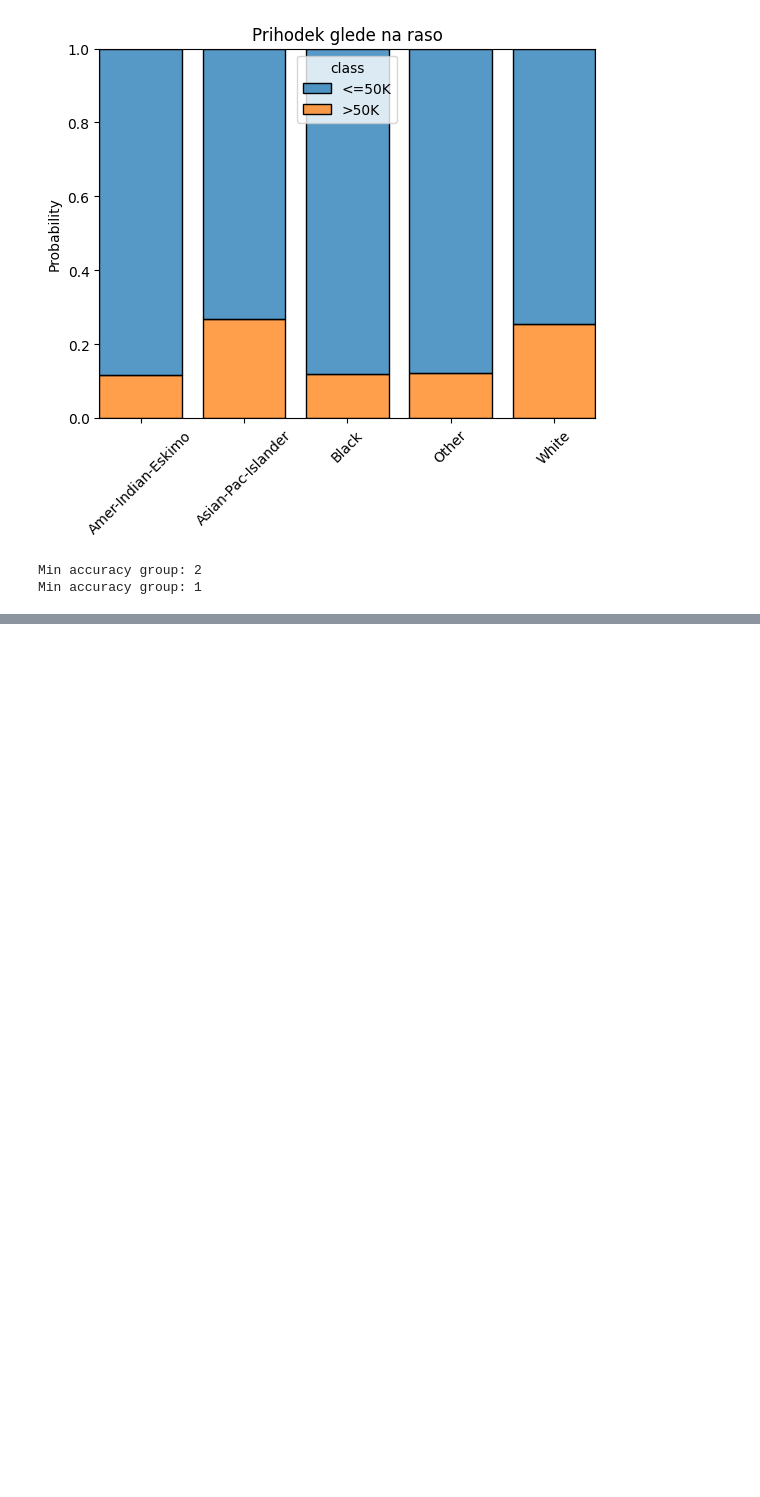
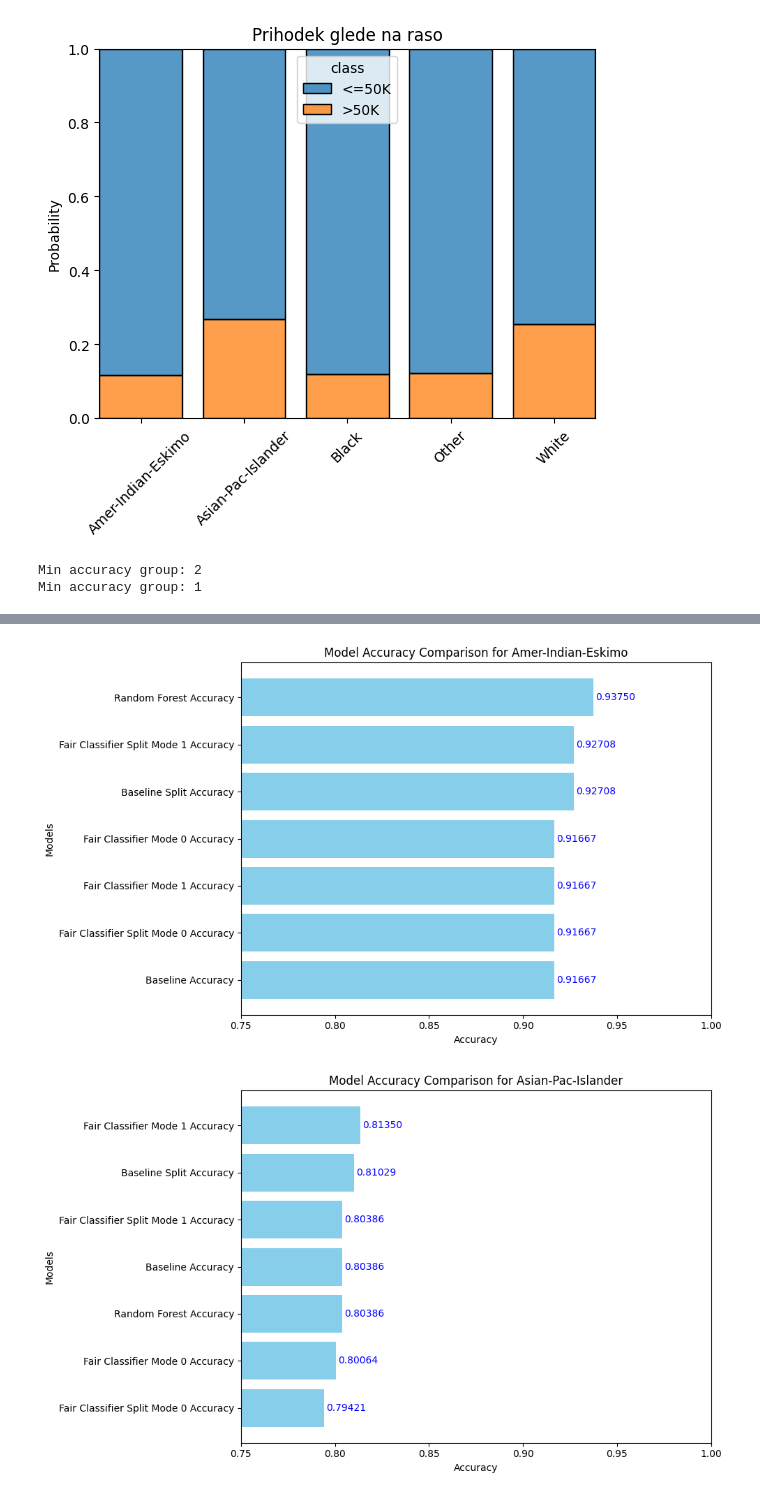
Before and after one commit to trdin/FairStudentTeacher, a Jupyter notebook: main.ipynb, the cells around one changed output, grey strips where cells are left out. Drawn from its saved outputs; the diff is of its cells as text; code cells hidden in the pictures; blank space fills up the shorter version.

```diff
--- a/main.ipynb
+++ b/main.ipynb
@@ -130,0 +194,29 @@ White                                           0.854066           0.852502
+# %%
+for race_group in results_df.index:
+    # Get the accuracy values for this race group
+    accuracies = results_df.loc[race_group]
+
+    # Sort the accuracies in descending order
+    accuracies_sorted = accuracies.sort_values(ascending=False)
+
+    # Create the bar chart for this race group
+    plt.figure(figsize=(10, 6))
+    plt.barh(accuracies_sorted.index, accuracies_sorted.values, color="skyblue")
+    plt.xlabel("Accuracy")
+    plt.ylabel("Models")
+    plt.title(f"Model Accuracy Comparison for {race_group}")
+    plt.xlim(0.75, 1)  # Limiting accuracy between 0.8 and 0.9
+
+    # Annotate bars with accuracy values
+    for i, v in enumerate(accuracies_sorted.values):
+        plt.text(v + 0.001, i, f"{v:.5f}", color='blue', va='center')
+
+    # Invert y-axis to show the highest accuracy at the top
+    plt.gca().invert_yaxis()
+
+    # Display the plot
+    plt.tight_layout()
+    plt.show()
+# %% [output]
+[figure, added]
+[figure, added]
```
Also changed, not shown: parts of 6 cells of this notebook, 2 other files.
